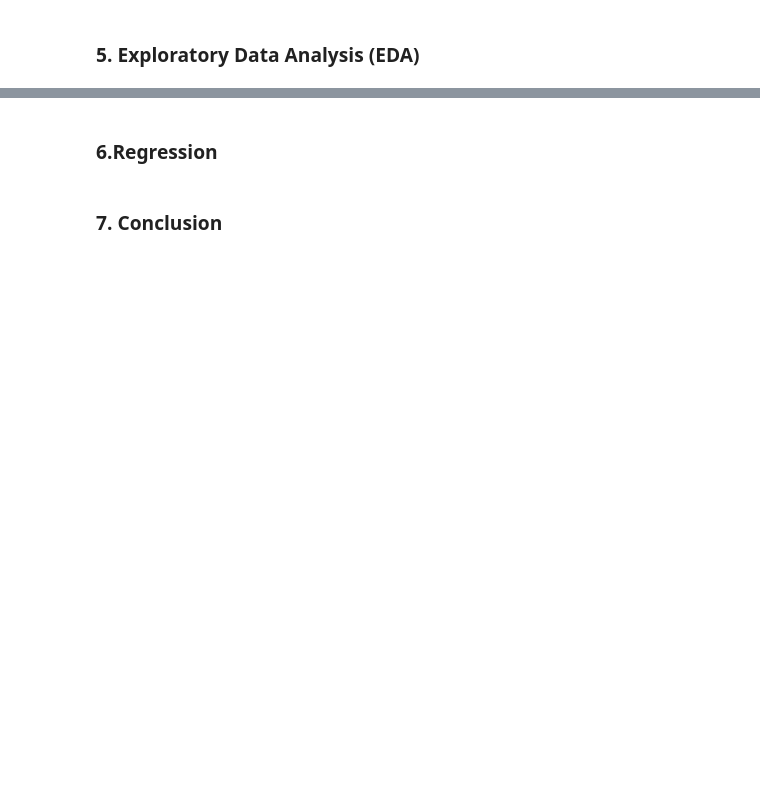
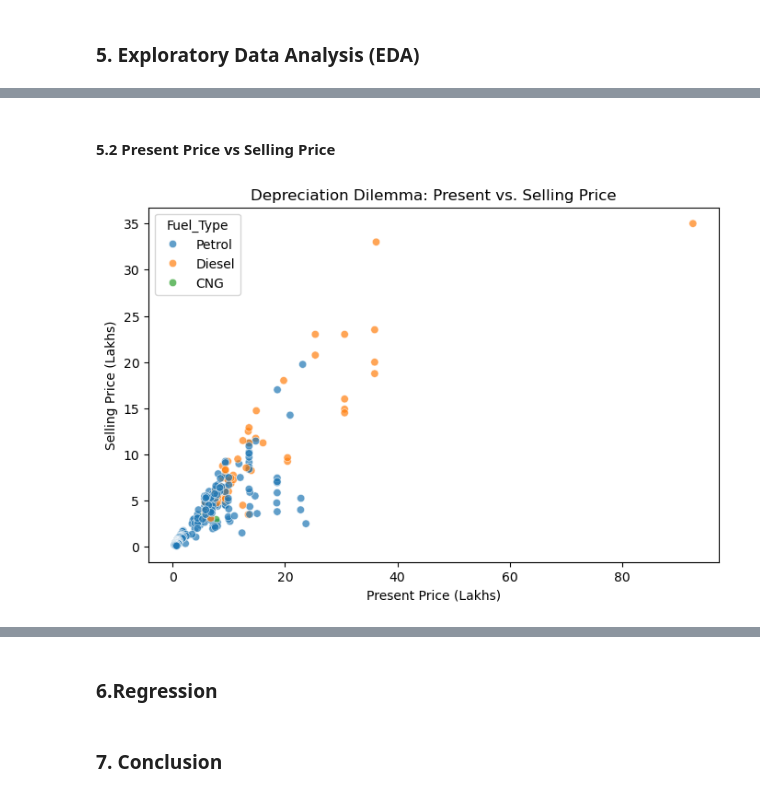
Before and after one commit to PhillipSethole/Car-Price-Prediction, a Jupyter notebook: Car Price Prediction.ipynb, the cells around one changed output, grey strips where cells are left out. Saved outputs shown, nothing was run; the diff lists cells and outputs as text; code cells hidden in the pictures; blank space fills up the shorter version.

```diff
--- a/Car Price Prediction.ipynb
+++ b/Car Price Prediction.ipynb
@@ -212,0 +185,11 @@ df_encoded.head()
+# %% [markdown]
+#### 5.2 Present Price vs Selling Price
+# %%
+plt.figure(figsize=(8, 5))
+sns.scatterplot(x=df['Present_Price'], y=df['Selling_Price'], hue=df['Fuel_Type'], alpha=0.7)
+plt.title('Depreciation Dilemma: Present vs. Selling Price')
+plt.xlabel('Present Price (Lakhs)')
+plt.ylabel('Selling Price (Lakhs)')
+plt.show()
+# %% [output]
+[figure, added]
```
Also changed, not shown: parts of 16 cells of this notebook.
